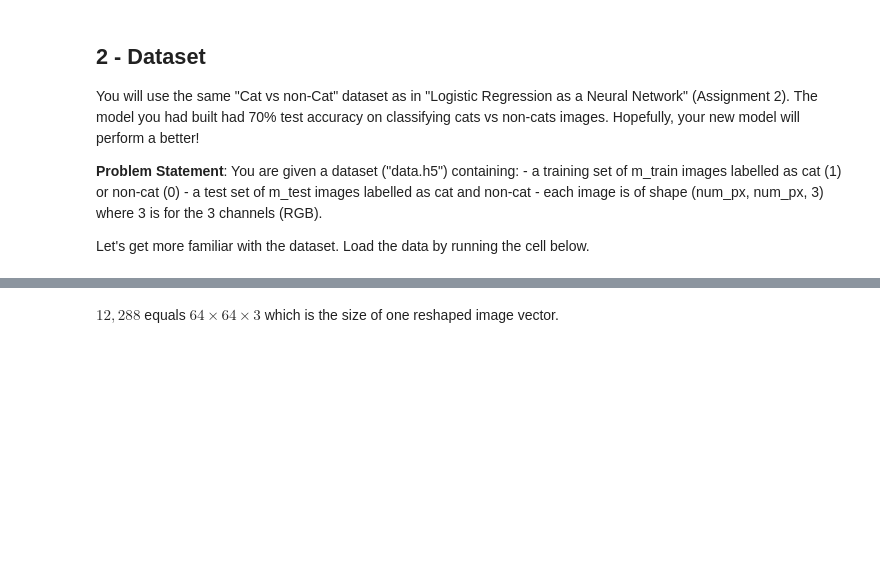
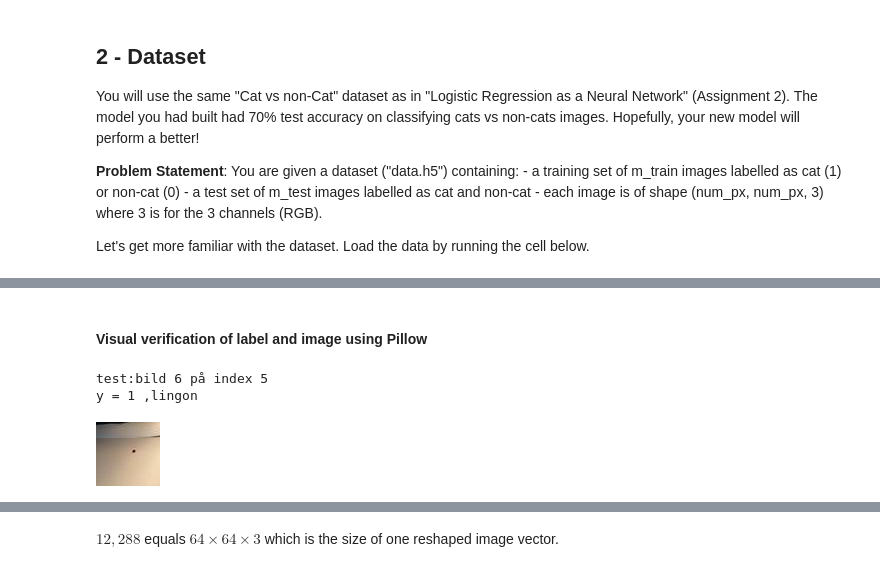
Before and after one commit to tomaslindstrom/Lingon_Deep_NN, a Jupyter notebook: Lingon- Deep Neural Network .ipynb, the cells around one changed output, grey strips where cells are left out. Cells and saved outputs as stored; diff of their text form; code cells hidden in the pictures; blank space fills up the shorter version.

```diff
--- a/Lingon- Deep Neural Network .ipynb
+++ b/Lingon- Deep Neural Network .ipynb
@@ -70,0 +125,25 @@ y = 0. It's a non-cat picture.
+# %% [markdown]
+#### Visual verification of label and image using Pillow ####
+# %%
+# välj index för bilden
+set_type = "test"
+index =5  #startar med 0
+# Testa bilderna i tränintsetet visuellt
+if set_type == "train":
+    y = train_set_y[0, index]
+    print(set_type+":bild "+ str(index+1)+ " på index "+ str(index))
+    print("y = " + str(train_set_y[0, index])+" ,"+classes[train_set_y[0, index]-1])
+    lingonbild = Image.fromarray(train_set_x_orig[index, :])
+    display(lingonbild)
+
+# Testa bilderna i testsetet visuellt
+elif set_type == "test":
+    y = test_set_y[0, index]
+    print(set_type+":bild "+ str(index+1)+ " på index "+ str(index))
+    print("y = " + str(test_set_y[0, index])+" ,"+classes[test_set_y[0, index]-1])
+    lingonbild = Image.fromarray(test_set_x_orig[index, :])
+    display(lingonbild)
+# %% [output]
+test:bild 6 på index 5
+y = 1 ,lingon
+[figure, added]
```
Also changed, not shown: parts of 25 cells of this notebook.
